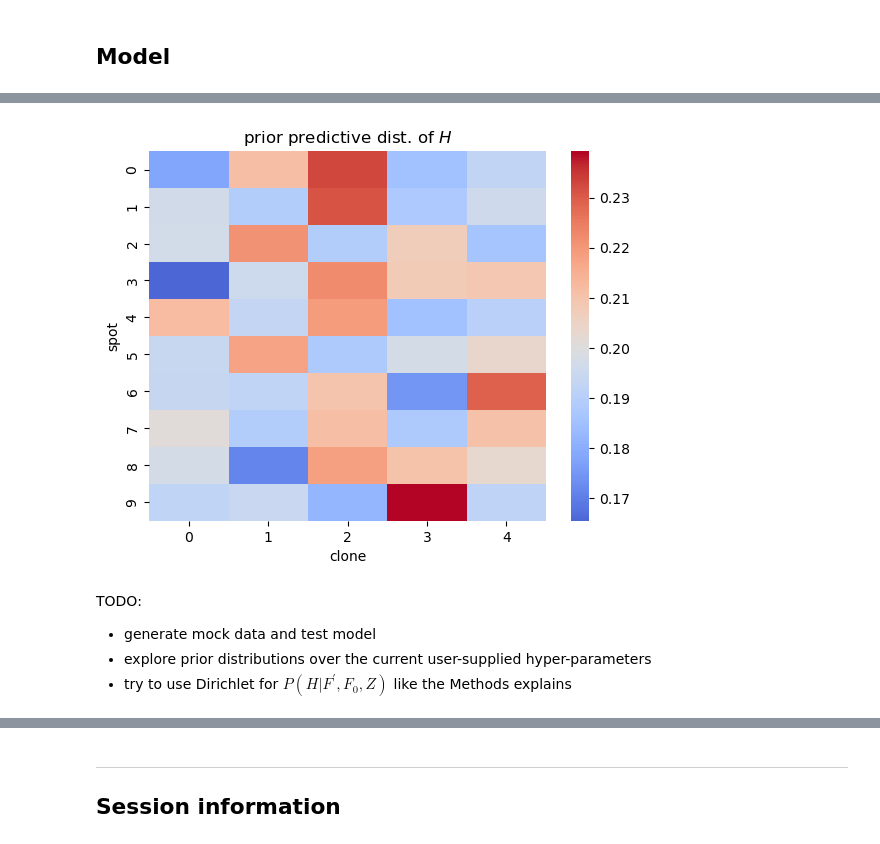
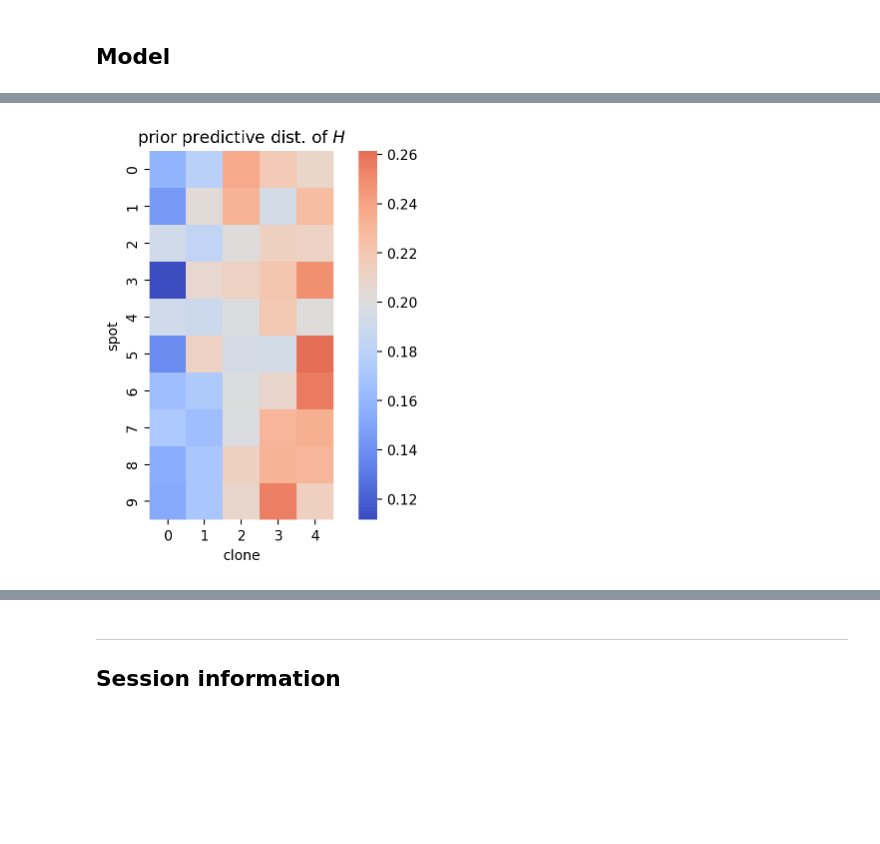
Before and after one commit to jhrcook/pymc-tumoroscope, a Jupyter notebook: tumoroscope.ipynb, the cells around one changed output, grey strips where cells are left out. Drawn from its saved outputs; the diff is of its cells as text; code cells hidden in the pictures; blank space fills up the shorter version.

Commit message:
feat: begin analysis of sampling from model

```diff
--- a/tumoroscope.ipynb
+++ b/tumoroscope.ipynb
@@ -109,5 +121,18 @@ pm.model_to_graphviz(m)
 # %%
-with m:
-    prior_pred = pm.sample_prior_predictive(random_seed=123)
+example_input_data = TumoroscopeData(
+    K=5,
+    S=10,
+    P=40,
+    F=np.array([0.01, 0.05, 0.15, 0.3, 0.49]),
+    Lambda=np.ones(10) * 5,
+    C=np.ones((40, 5), float),
+    D_obs=None,
+    A_obs=None,
+)
+
+with tumoroscope(example_input_data) as m:
+    prior_pred = pm.sample_prior_predictive(
+        500, var_names=["D", "A", "H", "G", "Z", "Π", "Φ", "N"], random_seed=123
+    )
 # %% [output]
 Sampling: [A, D, G, N, Z, Π, Φ]
@@ -114,15 +152,11 @@ Sampling: [A, D, G, N, Z, Π, Φ]
 # %%
 H_mean = prior_pred.prior["H"].values.squeeze().mean(axis=0)
-ax = sns.heatmap(data=H_mean, cmap="coolwarm", center=1 / mock_tumor_data.K)
+ax = sns.heatmap(
+    data=H_mean, cmap="coolwarm", center=1 / mock_tumor_data.K, square=True
+)
 ax.set_xlabel("clone")
 ax.set_ylabel("spot")
 ax.set_title("prior predictive dist. of $H$")
 plt.show()
 # %% [output]
-[figure, old version]
+[figure, new version]
-# %% [markdown]
-TODO:
-
-- generate mock data and test model
-- explore prior distributions over the current user-supplied hyper-parameters
-- try to use Dirichlet for $P(H|F^\prime,F_0,Z)$ like the Methods explains
```
Also changed, not shown: parts of 22 cells of this notebook, 11 other files.
